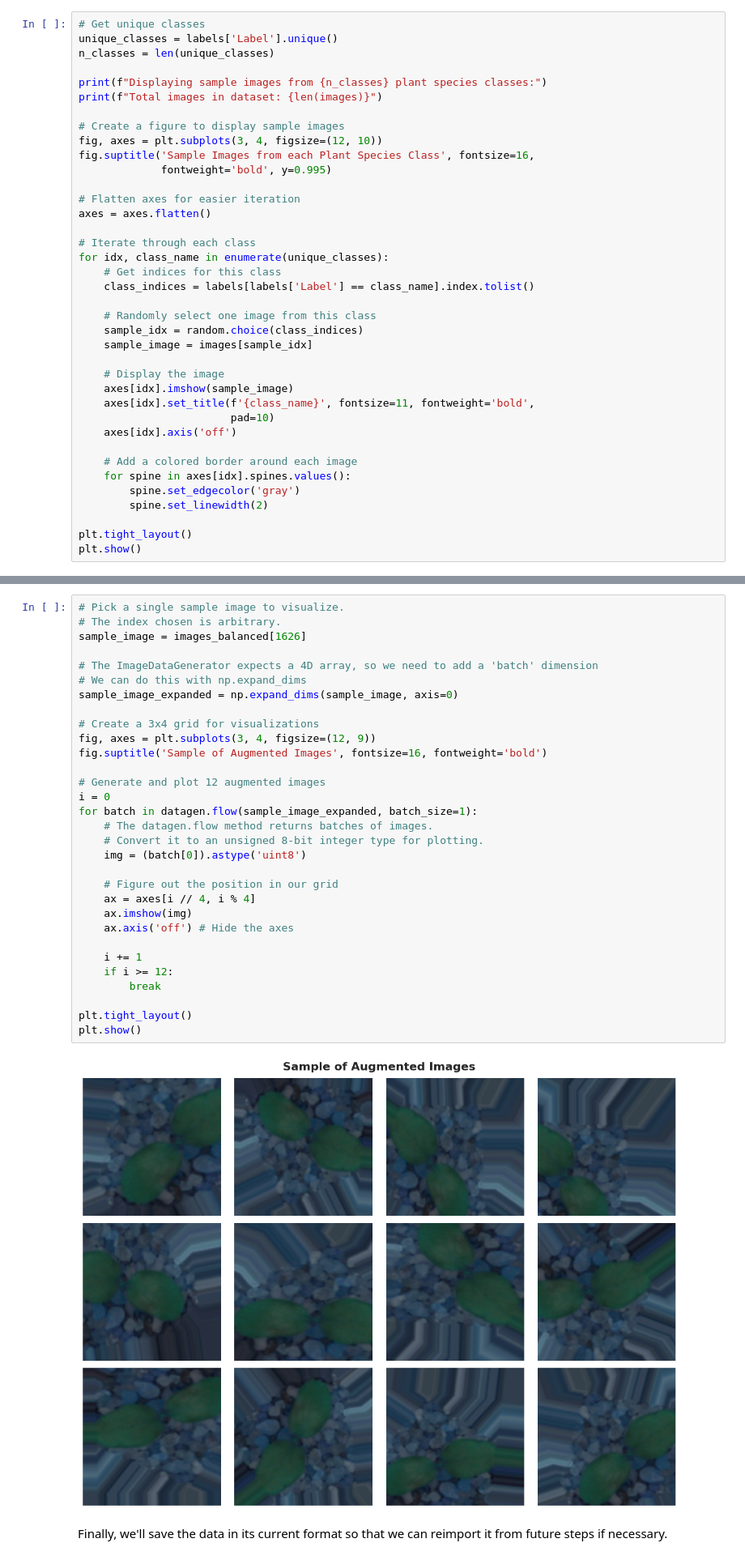
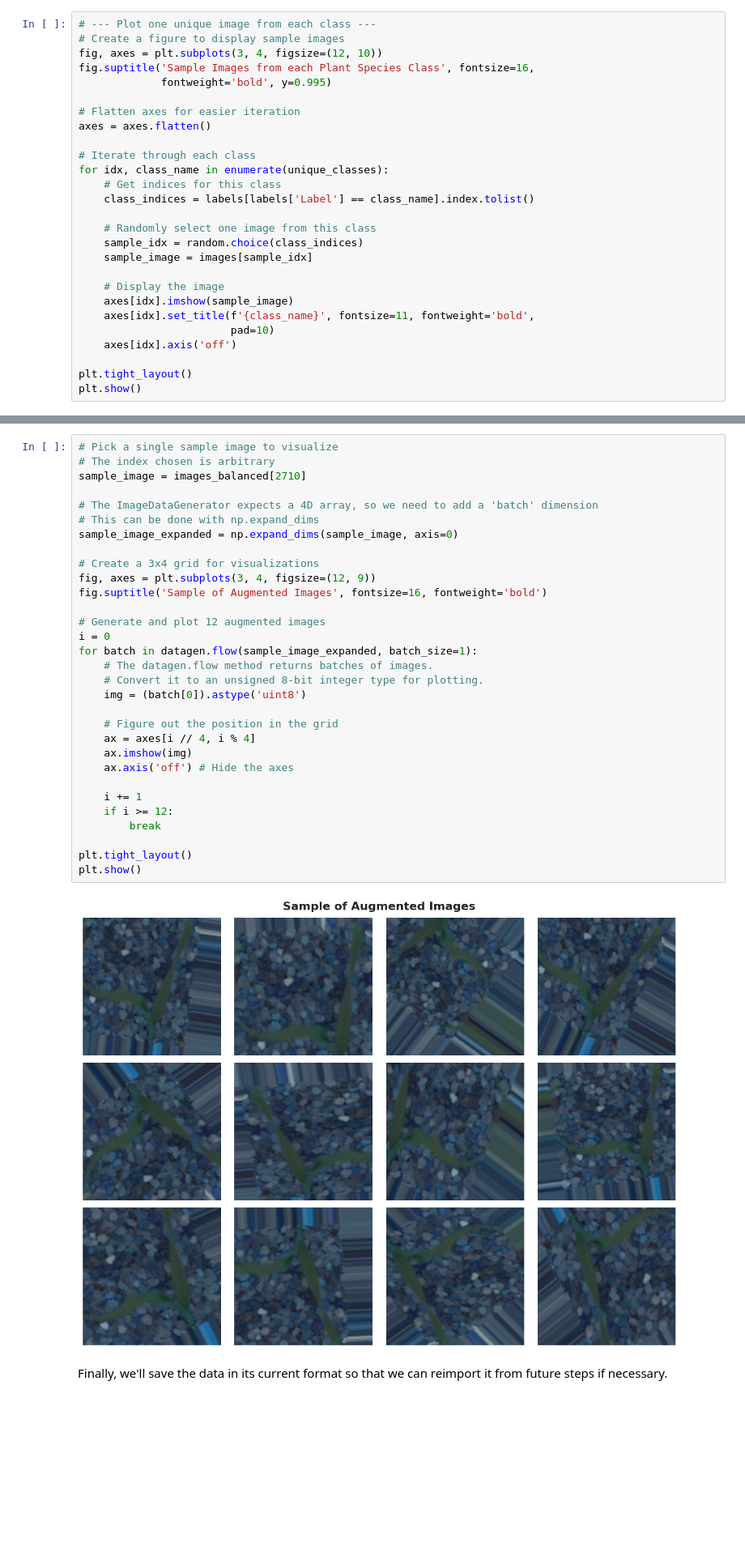
Before and after one commit to smmurdock/Neural-Network-Seedling-Images, a Jupyter notebook: D604_Task_1_Neural_Network.ipynb, the cells around one changed output, grey strips where cells are left out. Shown at 81% size. Saved outputs shown, nothing was run; the diff lists cells and outputs as text; blank space fills up the shorter version.

```diff
--- a/D604_Task_1_Neural_Network.ipynb
+++ b/D604_Task_1_Neural_Network.ipynb
@@ -247,11 +267,5 @@ np.random.seed(42)
 # %%
-# Get unique classes
-unique_classes = labels['Label'].unique()
-n_classes = len(unique_classes)
-
-print(f"Displaying sample images from {n_classes} plant species classes:")
-print(f"Total images in dataset: {len(images)}")
-
+# --- Plot one unique image from each class ---
 # Create a figure to display sample images
 fig, axes = plt.subplots(3, 4, figsize=(12, 10))
 fig.suptitle('Sample Images from each Plant Species Class', fontsize=16,
@@ -275,11 +289,6 @@ for idx, class_name in enumerate(unique_classes):
                         pad=10)
     axes[idx].axis('off')
 
-    # Add a colored border around each image
-    for spine in axes[idx].spines.values():
-        spine.set_edgecolor('gray')
-        spine.set_linewidth(2)
-
 plt.tight_layout()
 plt.show()
 # %% [output]
@@ -441,38 +444,38 @@ Total number of images in the new balanced dataset: 7848
 # %% [markdown]
 In the cell below, we'll select a single image from our dataset to use as an example. Then, we'll use the `datagen` object we already created to generate a batch of randomly transformed versions of that single image. Finally, we'll plot them in a grid to see the results. This helps confirm that the transformations are being applied as we expect and gives a good feel for what the model will see during training.
 # %%
-# Pick a single sample image to visualize.
-# The index chosen is arbitrary.
-sample_image = images_balanced[1626]
+# Pick a single sample image to visualize
+# The index chosen is arbitrary
+sample_image = images_balanced[2710]
 
 # The ImageDataGenerator expects a 4D array, so we need to add a 'batch' dimension
-# We can do this with np.expand_dims
+# This can be done with np.expand_dims
 sample_image_expanded = np.expand_dims(sample_image, axis=0)
 
 # Create a 3x4 grid for visualizations
 fig, axes = plt.subplots(3, 4, figsize=(12, 9))
 fig.suptitle('Sample of Augmented Images', fontsize=16, fontweight='bold')
 
 # Generate and plot 12 augmented images
 i = 0
 for batch in datagen.flow(sample_image_expanded, batch_size=1):
     # The datagen.flow method returns batches of images.
     # Convert it to an unsigned 8-bit integer type for plotting.
     img = (batch[0]).astype('uint8')
 
-    # Figure out the position in our grid
+    # Figure out the position in the grid
     ax = axes[i // 4, i % 4]
     ax.imshow(img)
     ax.axis('off') # Hide the axes
 
     i += 1
     if i >= 12:
         break
 
 plt.tight_layout()
 plt.show()
 # %% [output]
-[figure, old version]
+[figure, new version]
 # %% [markdown]
 Finally, we'll save the data in its current format so that we can reimport it from future steps if necessary.
 # %%
```
Also changed, not shown: parts of 24 cells of this notebook.
